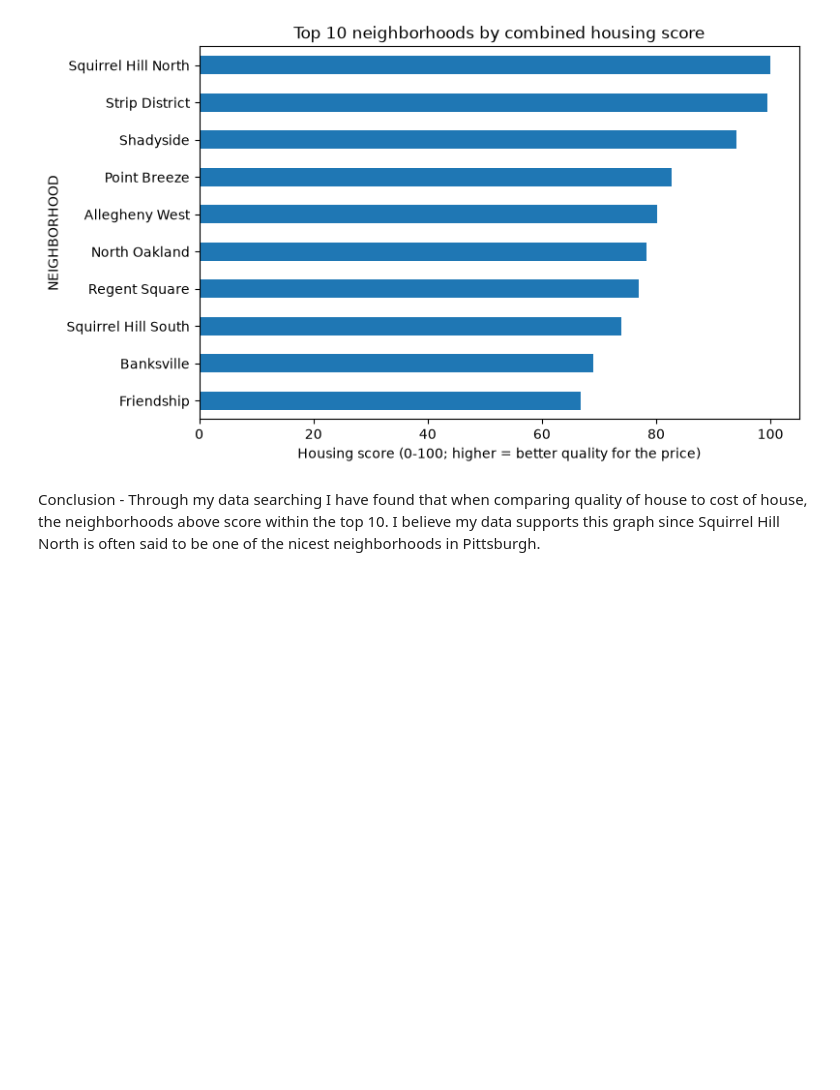
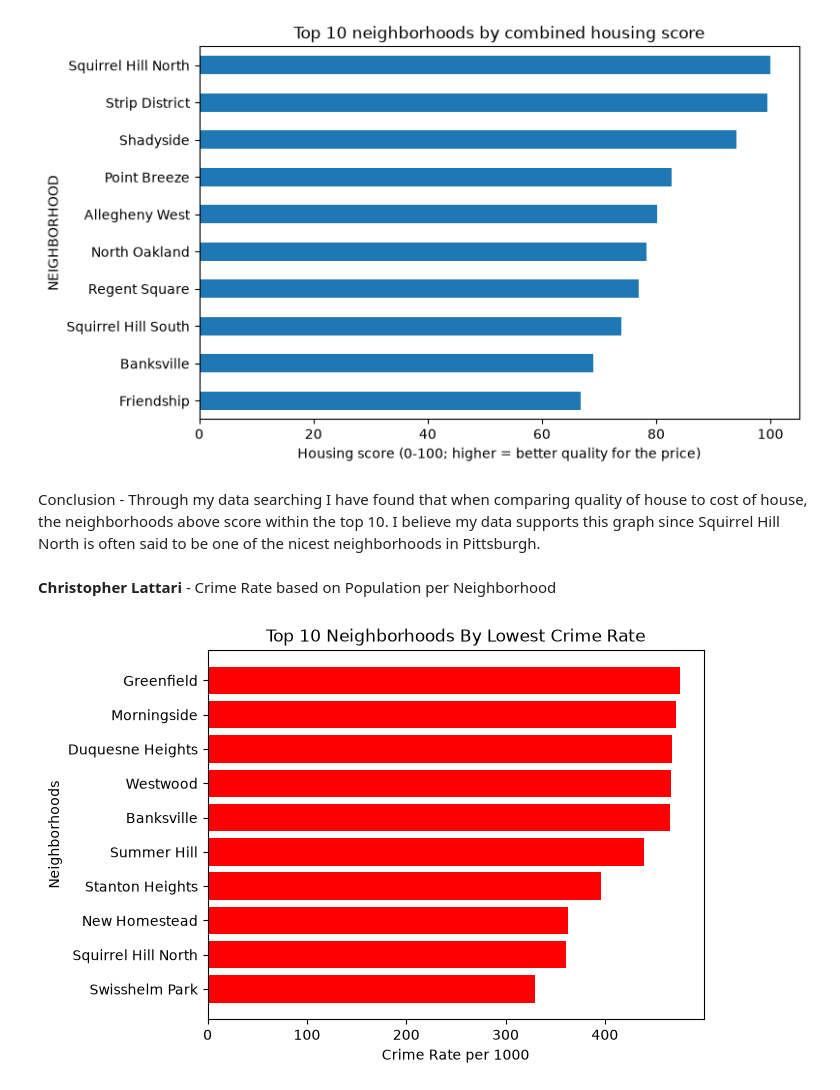
Before and after one commit to esaywitz/CS-0010-Final-Project-Best-Neighborhood, a Jupyter notebook: Group Notebook.ipynb, the cells around one changed output. Drawn from its saved outputs; the diff is of its cells as text; code cells hidden in the pictures; blank space fills up the shorter version.

Commit message:
create a csv file to use in the group notebook which now shows my conclusions as to the best neighborhoods

```diff
--- a/Group Notebook.ipynb
+++ b/Group Notebook.ipynb
@@ -16,3 +16,17 @@ plt.show()
 [figure]
 # %% [markdown]
 Conclusion - Through my data searching I have found that when comparing quality of house to cost of house, the neighborhoods above score within the top 10. I believe my data supports this graph since Squirrel Hill North is often said to be one of the nicest neighborhoods in Pittsburgh.
+# %% [markdown]
+**Christopher Lattari** - Crime Rate based on Population per Neighborhood
+# %%
+crimeRate= pd.read_csv("CrimeRate_Neighborhood.csv", sep=",")
+neighborhoods= crimeRate["Neighborhood"][:10]
+cr= crimeRate["Crime Rate per 1000"][:10]
+
+plt.barh(neighborhoods,cr, color='red')
+plt.xlabel('Crime Rate per 1000')
+plt.ylabel('Neighborhoods')
+plt.title('Top 10 Neighborhoods By Lowest Crime Rate')
+plt.show()
+# %% [output]
+[figure, added]
```
Also changed, not shown: parts of 1 cell of this notebook, 2 other files.
